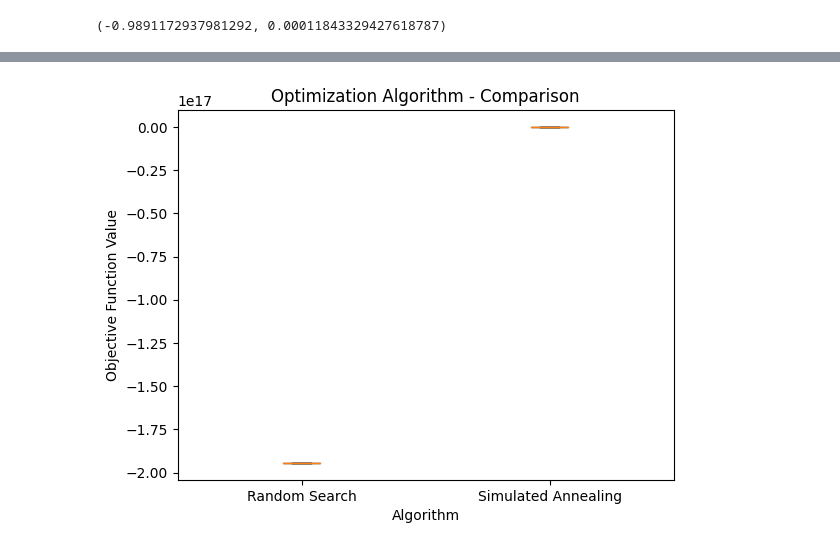
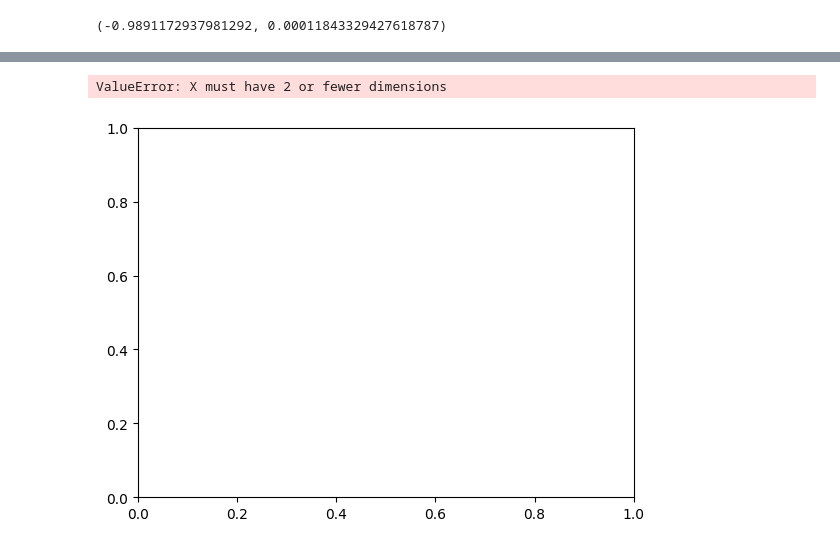
Before and after one commit to 50-Course/swarm-optimizers, a Jupyter notebook: XXXXXX.ipynb, the cells around one changed output, grey strips where cells are left out. Cells and saved outputs as stored; diff of their text form; code cells hidden in the pictures.

Commit message:
Changes to SA algorithm

```diff
--- a/XXXXXX.ipynb
+++ b/XXXXXX.ipynb
@@ -226,6 +288,7 @@ def accept_p(neighbour_solution, current_solution, control_parameter):
 x = np.array([4.19, 11.57, 6.69, 10.65])
 
 print("Objective function output, f(x) = ", f(x))
+print('Type of f(x): ', type(f(x)))
 print("Constraint function output, g1(x) = ", g1(x))
 print("Constraint function output, g2(x) = ", g2(x))
 print("Constraint function output, g3(x) = ", g3(x))
@@ -234,7 +297,11 @@ print("Constraint function output, g5(x) = ", g5(x))
 print("Constraint function output, g6(x) = ", g6(x))
 print("Constraint function output, g7(x) = ", g7(x))
 
-constraint_functions = [g1, g2, g3, g4, g5, g6, g7]
+
+# CONSTRAINT FUNCTION TESTS
+constraint_functions = {'type': 'ineq', 'fun': g1}, {'type': 'ineq', 'fun': g2}, {'type': 'ineq', 'fun': g3}, {'type': 'ineq', 'fun': g4}, {'type': 'ineq', 'fun': g5}, {'type': 'ineq', 'fun': g6}, {'type': 'ineq', 'fun': g7}
+# Optimize the function, f(x)
+optimized = sp.optimize.fmin(f, x)
 # test the random search
 best_x, best_f = random_search(f, x, seed=420, max_evals=10_000, constraint_functions=constraint_functions)
 # %% [output]
@@ -321,23 +430,26 @@ print(search_results)
 # %%
 # GRAPH PLOTTING
 
 # Generic plotting method that takes in results from a
 # Simulated Annealing process and a random search and
 # plot both results on a pretty 2D-Canvas
 def plot_graph(search_results, sim_results) -> None:
+    """
+    A box plot showing performances of the competing optimisers (the random search and the SA method) over 21 repetitions.
+    """
     data = [search_results, sim_results]
     labels = ['Random Search', 'Simulated Annealing']
 
     fig, ax = plt.subplots()
-    ax.boxplot(data, vert=True, patch_artist=True, labels=labels)
+    #ax.boxplot(data, vert=True, patch_artist=True, labels=labels)
 
-    ax.set_title('Optimization Algorithm - Comparison')
-    ax.set_ylabel('Objective Function Value')
-    ax.set_xlabel('Algorithm')
+    #ax.set_title('Optimization Algorithm - Comparison')
+    #ax.set_ylabel('Objective Function Value')
+    #ax.set_xlabel('Algorithm')
 
     plt.show()
 
-plot_graph(search_results=[-2485127103557136.0 -1.3689958442495283e+17 -1243049197536691.5
- -5.379896296762006e+16], sim_results=sa_results)
+plot_graph(search_results=search_results, sim_results=sa_results)
 # %% [output]
+ValueError: X must have 2 or fewer dimensions
-[figure, old version]
+[figure, new version]
```
Also changed, not shown: parts of 9 cells of this notebook.
